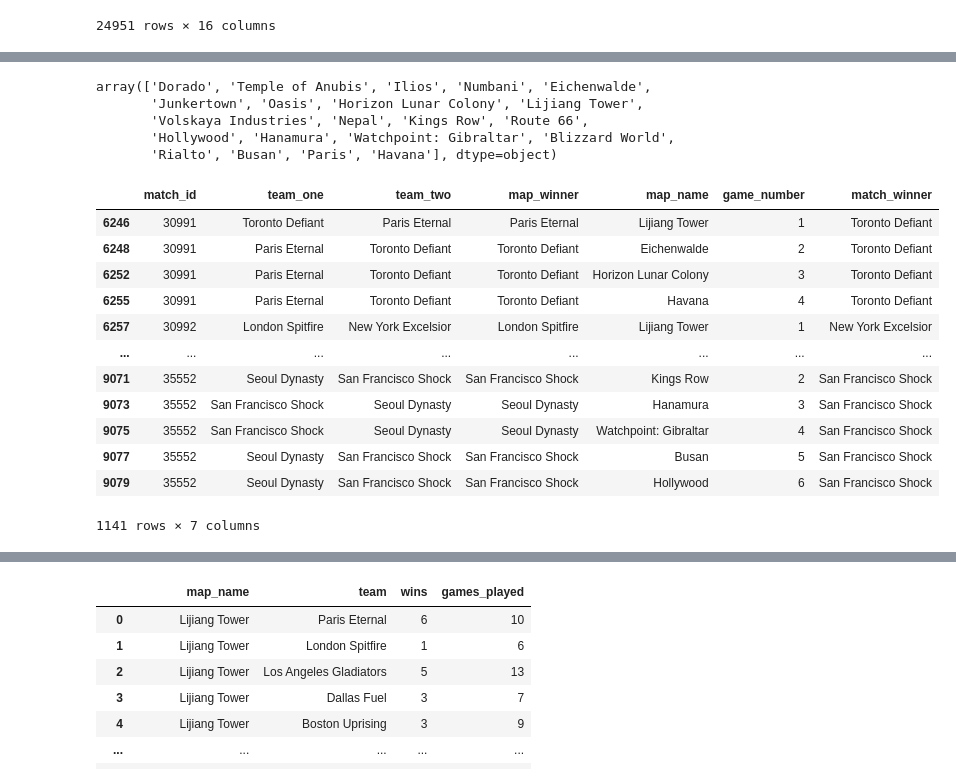
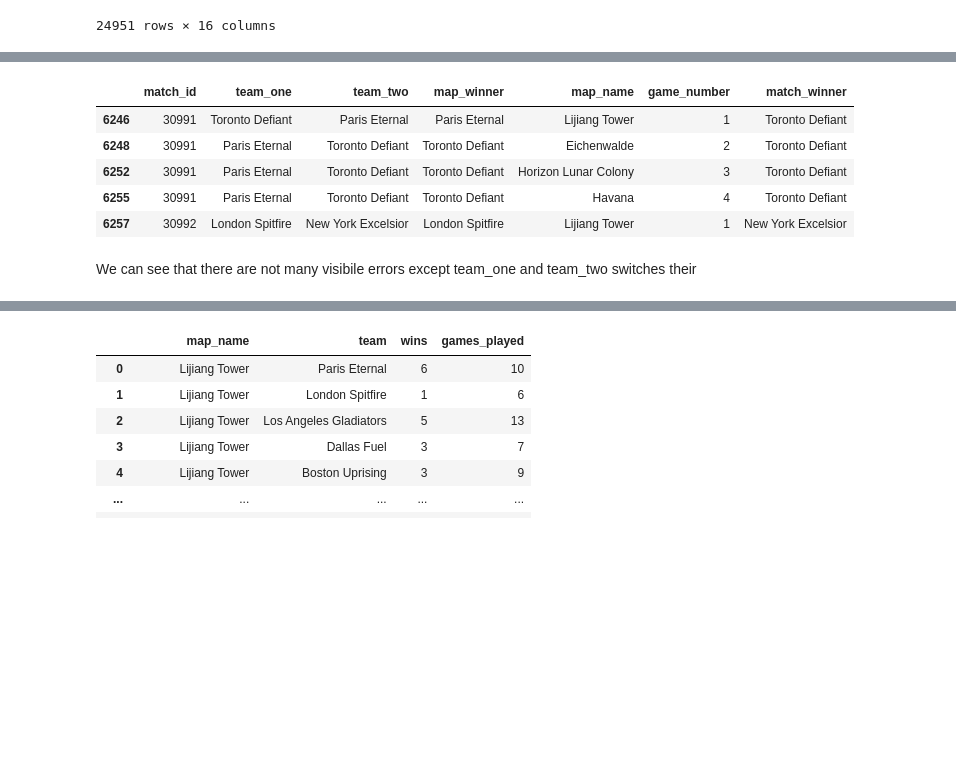
Before and after one commit to bfleming2/Overwatch-Analysis, a Jupyter notebook: Final.ipynb, the cells around one changed output, grey strips where cells are left out. Saved outputs shown, nothing was run; the diff lists cells and outputs as text; code cells hidden in the pictures; blank space fills up the shorter version.

```diff
--- a/Final.ipynb
+++ b/Final.ipynb
@@ -63,38 +59,20 @@ maps.head(10)
-# %%
-maps['map_name'].unique()
-# %% [output]
-array(['Dorado', 'Temple of Anubis', 'Ilios', 'Numbani', 'Eichenwalde',
-       'Junkertown', 'Oasis', 'Horizon Lunar Colony', 'Lijiang Tower',
-       'Volskaya Industries', 'Nepal', 'Kings Row', 'Route 66',
-       'Hollywood', 'Hanamura', 'Watchpoint: Gibraltar', 'Blizzard World',
-       'Rialto', 'Busan', 'Paris', 'Havana'], dtype=object)
 # %%
 cleaned_maps = pd.DataFrame()
 maps.query("`match_id` >= 30991", inplace = True)
 maps.query("`match_id` <= 36231", inplace = True)
-cleaned_maps['match_id'] = maps['match_id']
-cleaned_maps['team_one'] = maps['team_one_name']
-cleaned_maps['team_two'] = maps['team_two_name']
-cleaned_maps['map_winner'] = maps['map_winner']
-cleaned_maps['map_name'] = maps['map_name']
-cleaned_maps['game_number'] = maps['game_number']
-cleaned_maps['match_winner'] = maps['match_winner']
+cleaned_maps = pd.DataFrame(maps, columns = ['match_id', 'team_one_name', 'team_two_name', 'map_winner', 'map_name', 'game_number', 'match_winner'])
+cleaned_maps.rename(columns = {'team_one_name': 'team_one', 'team_two_name': 'team_two'}, inplace = True)
 cleaned_maps.drop_duplicates(inplace = True)
-cleaned_maps
+cleaned_maps.head()
 # %% [output]
 |  | match_id | team_one | team_two | map_winner | map_name | game_number | match_winner |
 | 6246 | 30991 | Toronto Defiant | Paris Eternal | Paris Eternal | Lijiang Tower | 1 | Toronto Defiant |
 | 6248 | 30991 | Paris Eternal | Toronto Defiant | Toronto Defiant | Eichenwalde | 2 | Toronto Defiant |
 | 6252 | 30991 | Paris Eternal | Toronto Defiant | Toronto Defiant | Horizon Lunar Colony | 3 | Toronto Defiant |
 | 6255 | 30991 | Paris Eternal | Toronto Defiant | Toronto Defiant | Havana | 4 | Toronto Defiant |
 | 6257 | 30992 | London Spitfire | New York Excelsior | London Spitfire | Lijiang Tower | 1 | New York Excelsior |
-| ... | ... | ... | ... | ... | ... | ... | ... |
-| 9071 | 35552 | Seoul Dynasty | San Francisco Shock | San Francisco Shock | Kings Row | 2 | San Francisco Shock |
-| 9073 | 35552 | San Francisco Shock | Seoul Dynasty | Seoul Dynasty | Hanamura | 3 | San Francisco Shock |
-| 9075 | 35552 | San Francisco Shock | Seoul Dynasty | Seoul Dynasty | Watchpoint: Gibraltar | 4 | San Francisco Shock |
-| 9077 | 35552 | Seoul Dynasty | San Francisco Shock | San Francisco Shock | Busan | 5 | San Francisco Shock |
-| 9079 | 35552 | Seoul Dynasty | San Francisco Shock | San Francisco Shock | Hollywood | 6 | San Francisco Shock |
-1141 rows × 7 columns
+# %% [markdown]
+We can see that there are not many visibile errors except team_one and team_two switches their
 # %%
 new_frame = pd.DataFrame(columns = cleaned_maps.columns)
 for index, row in cleaned_maps.iterrows():
```
Also changed, not shown: parts of 11 cells of this notebook.
